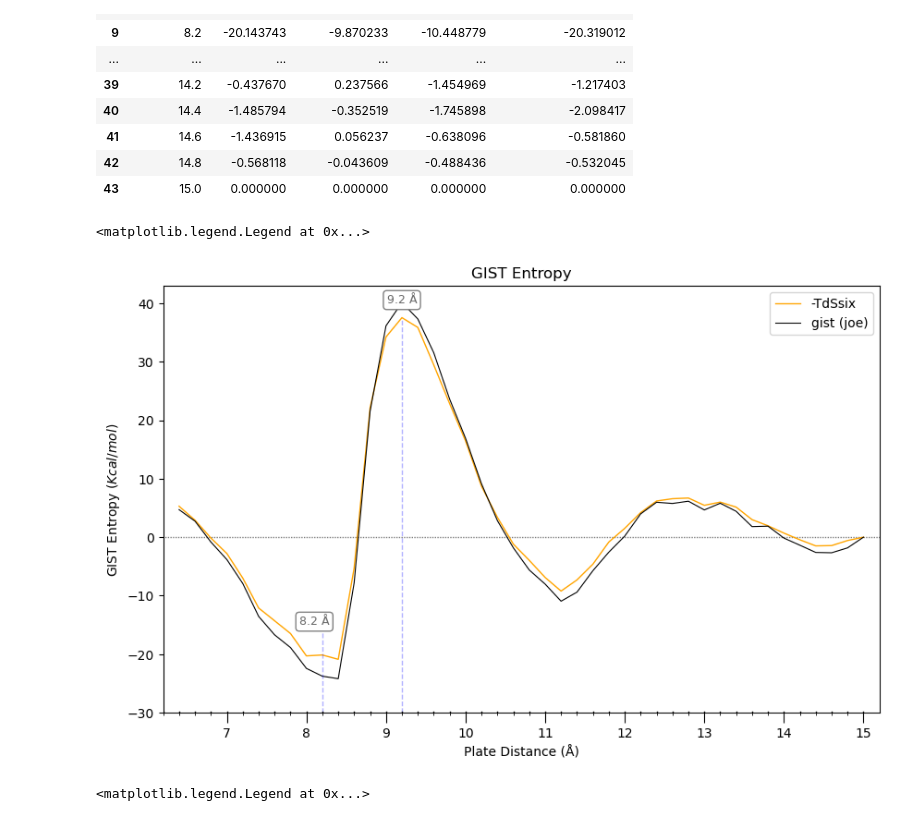
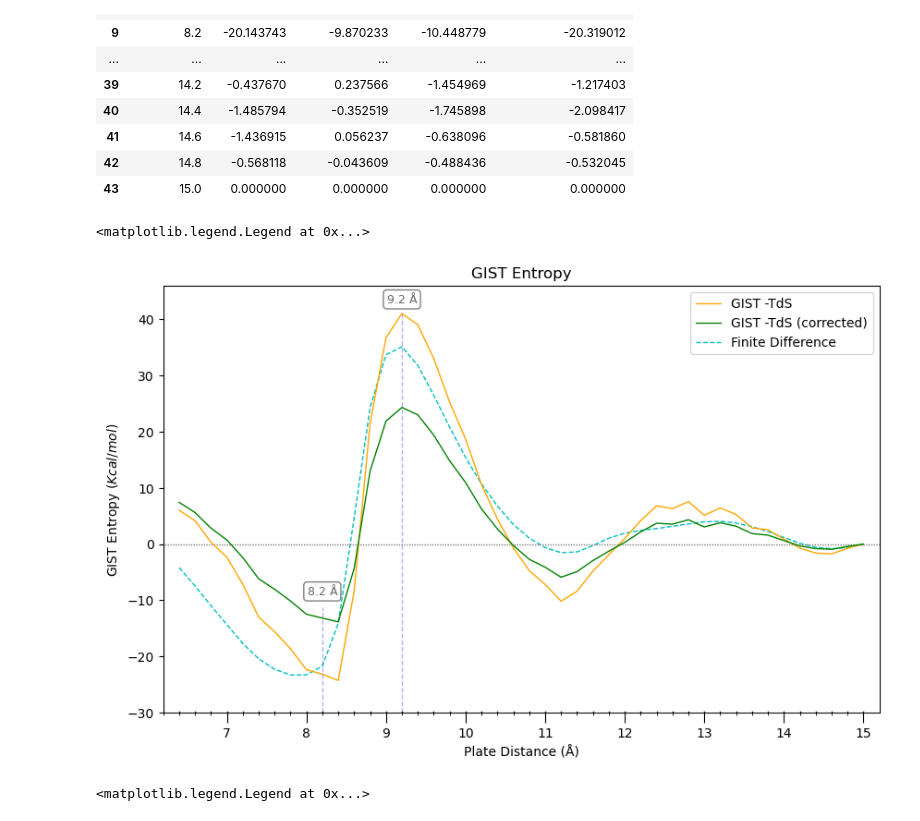
Before and after one commit to arghavanvg/hydrophobic-plates-analysis, a Jupyter notebook: df-energy-plotting.ipynb, the cells around one changed output. Drawn from its saved outputs; the diff is of its cells as text; code cells hidden in the pictures.

Commit message:
plot the corrected tds

```diff
--- a/df-energy-plotting.ipynb
+++ b/df-energy-plotting.ipynb
@@ -46,3 +66,10 @@ corrected_gist_Tds = pd.read_csv(corrected_gist_TdS_file, sep='\t', index_col=No
 corrected_gist_Tds.rename(columns={'distance(A)': 'Distance(Å)'}, inplace=True)
 corrected_gist_Tds = corrected_gist_Tds.iloc[5:].copy()
 corrected_gist_Tds.reset_index(drop=True, inplace=True)
+# %%
+corrected_0_gist_TdS_file = '/Users/arghavan/lab/hp-results/pmf/corrected_neg_dTS_0.dat'
+corrected_0_gist_Tds = pd.read_csv(corrected_0_gist_TdS_file, sep='\t', index_col=None, header=0)
+corrected_0_gist_Tds.rename(columns={'distance(A)': 'Distance(Å)'}, inplace=True)
+corrected_0_gist_Tds = corrected_0_gist_Tds.iloc[5:].copy()
+corrected_0_gist_Tds.reset_index(drop=True, inplace=True)
+corrected_0_gist_Tds
@@ -431,53 +482,55 @@ gist_Tds
 # %%
 
 plt.figure(figsize=(10, 6))
-plt.plot(gist_Tds['Distance(Å)'], gist_Tds['-dTSsix(ref)'], color='orange', markersize=3, linewidth=1, label='-TdSsix', zorder=2)
+plt.plot(gist_Tds['Distance(Å)'], gist_Tds['-dTSsix(ref)'], color='orange', markersize=3, linewidth=1, label='GIST -TdS', zorder=2)
 # plt.plot(corrected_gist_Tds['Distance(Å)'], corrected_gist_Tds['-dTSsix(ref)'], color='green', markersize=3, linewidth=1, label='-TdSsix (corrected - neat)', zorder=3)
+plt.plot(corrected_0_gist_Tds['Distance(Å)'], corrected_0_gist_Tds['-dTSsix(ref)'], color='green', markersize=3, linewidth=1, label='GIST -TdS (corrected)', zorder=4)
+# plt.plot(corrected_0_15_gist_Tds['Distance(Å)'], corrected_0_15_gist_Tds['-dTSsix(ref)'], color='violet', markersize=3, linewidth=1, label='GIST -TdS (corrected - bulk)', zorder=5)
 # plt.plot(corrected_15_gist_Tds['Distance(Å)'], corrected_15_gist_Tds['-dTSsix(ref)'], color='violet', markersize=3, linewidth=1, label='-TdSsix (corrected - bulk)', zorder=4)
-# plt.plot(vanthoff_df_300K_above_6A['Distance(Å)'], vanthoff_df_300K_above_6A['Vant_Hoff_300K_Kcal/mol'], 'c--', markersize=3, linewidth=1, label='Finite Difference', zorder=1)
+plt.plot(vanthoff_df_300K_above_6A['Distance(Å)'], vanthoff_df_300K_above_6A['Vant_Hoff_300K_Kcal/mol'], 'c--', markersize=3, linewidth=1, label='Finite Difference', zorder=1)
 # plt.plot(gist_Tds['Distance(Å)'], gist_Tds['-dTSorient+trans(ref)'], 'r-', markersize=3, linewidth=1, label='Trans+Orient', zorder=1)
 # plt.plot(corrected_gist_Tds['Distance(Å)'], corrected_gist_Tds['-dTSorient+trans(ref)'], 'm-', markersize=3, linewidth=1, label='Trans+Orient (corrected)', zorder=1)
-plt.plot(gist_joe_ent_df['Distance(Å)'], gist_joe_ent_df['300'], 'k-', linewidth=0.8, label='gist (joe)', zorder=2)
+# plt.plot(gist_joe_ent_df['Distance(Å)'], gist_joe_ent_df['300'], 'k-', linewidth=0.8, label='gist (joe)', zorder=2)
 
 plt.hlines(y=0.00, xmin=6.0, xmax=15.2, color='grey', linestyle=(0, (1, 1)), linewidth=1, zorder=1)
 
 
-y_82 = gist_Tds.loc[gist_Tds['Distance(Å)'] == 8.2,'-dTSsix(ref)'].values[0]
-plt.vlines(x=8.2, ymin=-30, ymax=y_82+4, color='blue', linestyle='--', linewidth=1, alpha=0.3)
-plt.text(x=8.1, y=-15, s="8.2 Å", ha='center', fontsize=9, color='dimgrey',
+y_82 = corrected_0_gist_Tds.loc[corrected_0_gist_Tds['Distance(Å)'] == 8.2,'-dTSsix(ref)'].values[0]
+plt.vlines(x=8.2, ymin=-30, ymax=y_82+2, color='blue', linestyle='--', linewidth=1, alpha=0.3)
+plt.text(x=8.2, y=-9, s="8.2 Å", ha='center', fontsize=9, color='dimgrey',
          bbox=dict(facecolor='white', edgecolor='gray', boxstyle='round,pad=0.3'))
 
 y_92 = gist_Tds.loc[gist_Tds['Distance(Å)'] == 9.2,'-dTSsix(ref)'].values[0]
 plt.vlines(x=9.2, ymin=-30, ymax=y_92, color='blue', linestyle='--', linewidth=1, alpha=0.3)
-plt.text(x=9.2, y=40, s="9.2 Å", ha='center', fontsize=9, color='dimgrey',
+plt.text(x=9.2, y=43, s="9.2 Å", ha='center', fontsize=9, color='dimgrey',
          bbox=dict(facecolor='white', edgecolor='gray', boxstyle='round,pad=0.3'))
 
 
 plt.title("GIST Entropy")
 plt.xlabel('Plate Distance (Å)')
 plt.ylabel(r'GIST Entropy $(Kcal/mol)$')
-plt.ylim(-30.0, 43.0)
+plt.ylim(-30.0, 46.0)
 plt.xlim(6.2,15.2)
 
 plt.gca().xaxis.set_major_locator(ticker.MultipleLocator(1))
 
 medium_ticks = np.arange(6.2,15.2, 0.2)
 plt.gca().set_xticks(medium_ticks, minor=True)
 
 plt.tick_params(axis='x', which='major', length=8)
 plt.tick_params(axis='x', which='minor', length=2)
 for t in medium_ticks:
     plt.gca().axvline(t, ymin=0, ymax=0.003, color='k', lw=1)
 
 
 plt.legend()
 # plots_path = f'{output_path}/plots/'
 # os.makedirs(plots_path, exist_ok=True)
 
 # plt.savefig(f'{plots_path}/gist-Tds_above_6A.png', dpi=800)
 # %% [output]
 <matplotlib.legend.Legend at 0x...>
-[figure, old version]
+[figure, new version]
 # %%
 
 plt.figure(figsize=(10, 6))
```
Also changed, not shown: parts of 4 cells of this notebook.
